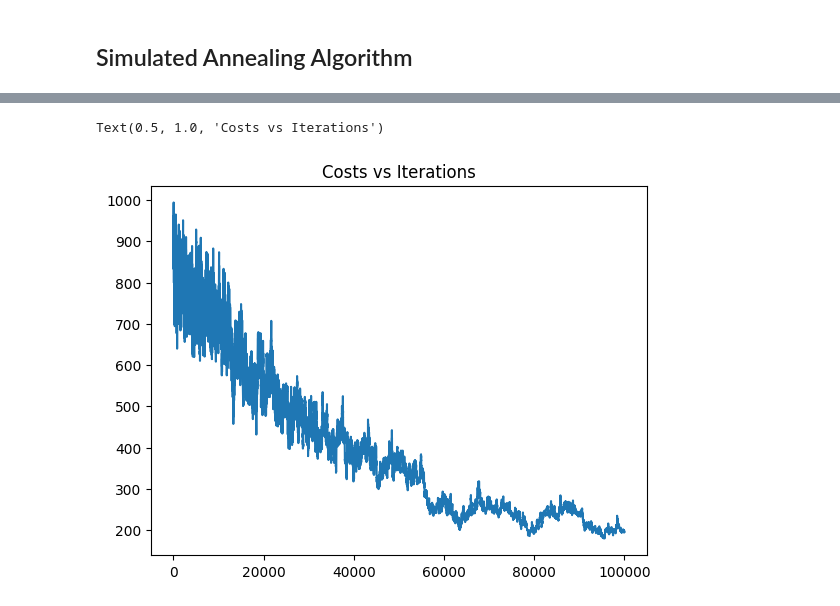
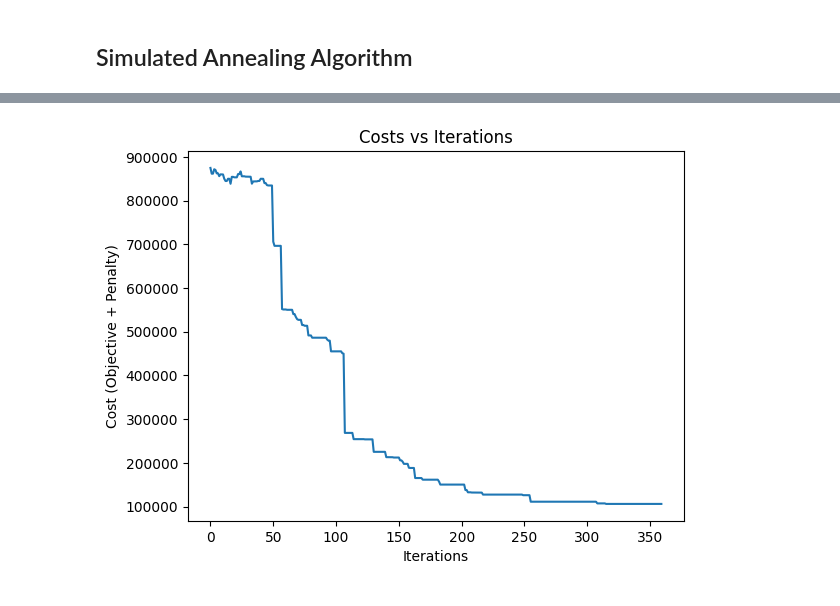
Before and after one commit to ankolaver/Metaheuristic-Project, a Jupyter notebook: Simulated Annealing V2 w Penalty.ipynb, the cells around one changed output, grey strips where cells are left out. Drawn from its saved outputs; the diff is of its cells as text; code cells hidden in the pictures.

```diff
--- a/Simulated Annealing V2 w Penalty.ipynb
+++ b/Simulated Annealing V2 w Penalty.ipynb
@@ -146,8 +146,8 @@ def calculate_route_violations(route, locations): # to be optimised
 # costly than the base distance/vehicle cost.
 W_DISTANCE = 1.0       # Weight for total distance
 W_VEHICLE = 500.0      # Fixed cost for using a vehicle
-P_BATTERY = 1000.0     # Penalty per unit of energy deficit
-P_TIME = 200.0         # Penalty per minute of overtime
+P_BATTERY = 5000.0     # Penalty per unit of energy deficit
+P_TIME = 2000.0         # Penalty per minute of overtime
 
 def calculate_total_cost(routes, locations):
     """
@@ -341,9 +341,8 @@ def generate_initial_solution():# -> list:
 
     routes = []
     for chunk in split:
-        for chunk in split:
-            if len(chunk) > 0:
-                routes.append([0] + list(chunk) + [0])
+        if len(chunk) > 0:
+            routes.append([0] + list(chunk) + [0])
 
     while len(routes) < NUM_VEHICLES:
         routes.append([0,0])
@@ -489,6 +521,8 @@ Route is feasible [0, 0]
 # %%
 plt.plot(iterations, costs)
 plt.title("Costs vs Iterations")
+plt.xlabel('Iterations')
+plt.ylabel("Cost (Objective + Penalty)")
+plt.show()
 # %% [output]
-Text(0.5, 1.0, 'Costs vs Iterations')
-[figure, old version]
+[figure, new version]
```
Also changed, not shown: parts of 5 cells of this notebook, 2 other files.
